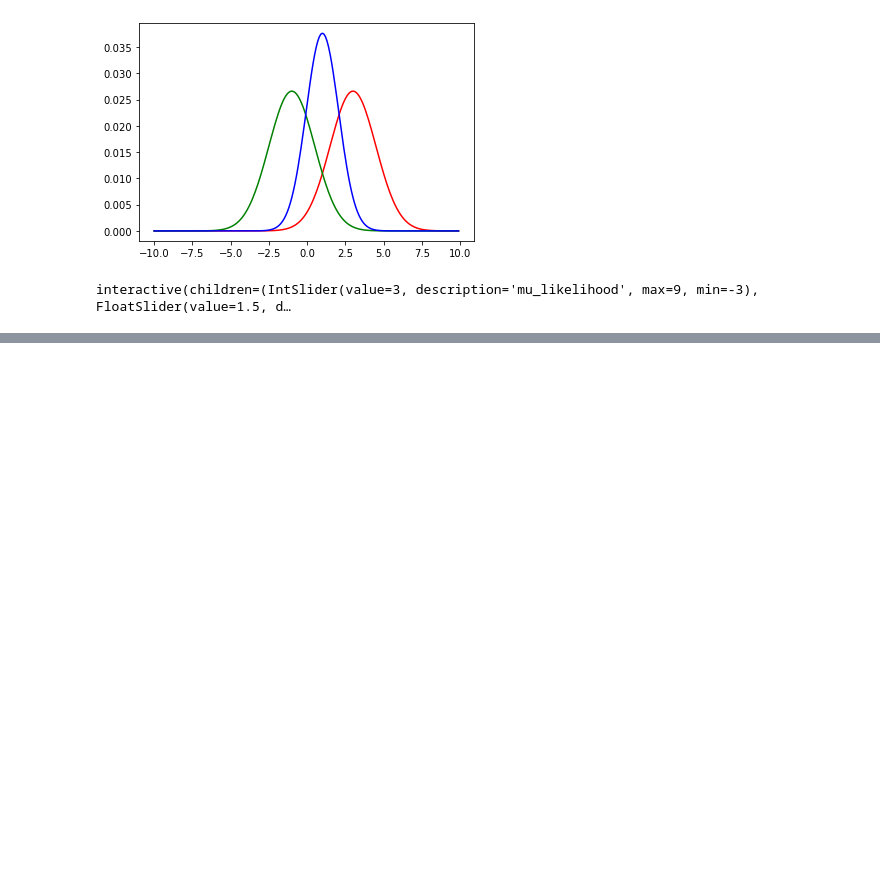
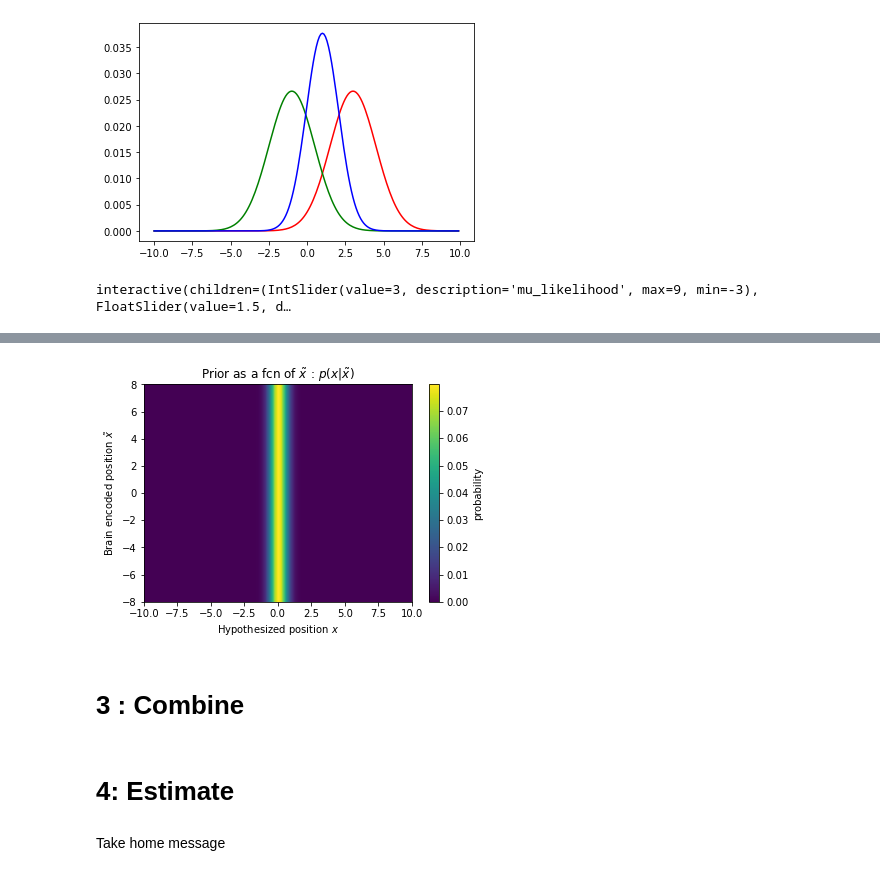
Before and after one commit to Lara-Mazy/Modelling_project1, a Jupyter notebook: TP2.ipynb, the cells around one changed output, grey strips where cells are left out. Drawn from its saved outputs; the diff is of its cells as text; code cells hidden in the pictures; blank space fills up the shorter version.

```diff
--- a/TP2.ipynb
+++ b/TP2.ipynb
@@ -144,0 +286,27 @@ Using these results, try to predict the posterior mean for the combination of a
+# %%
+x = np.arange(-10, 10, 0.1)
+
+def calculate_prior_array(x_points, stim_array,
+                          mu_prior=.0, sigma_prior=.5):
+    """
+
+    """
+
+    prior = my_gaussian(x_points, mu_prior, sigma_prior)
+
+    prior_array = np.tile(prior, len(stim_array)).reshape(len(stim_array), -1)
+    return prior_array
+
+prior_array = calculate_prior_array(x, hypothetical_stim)
+
+plot_myarray(prior_array,
+               'Hypothesized position $x$', 'Brain encoded position $\~x$',
+               'Prior as a fcn of $\~x$ : $p(x|\~x)$')
+# %% [output]
+[figure, added]
+# %% [markdown]
+# 3 : Combine
+# %% [markdown]
+#  4: Estimate
+# %% [markdown]
+Take home message
```
Also changed, not shown: parts of 12 cells of this notebook.
